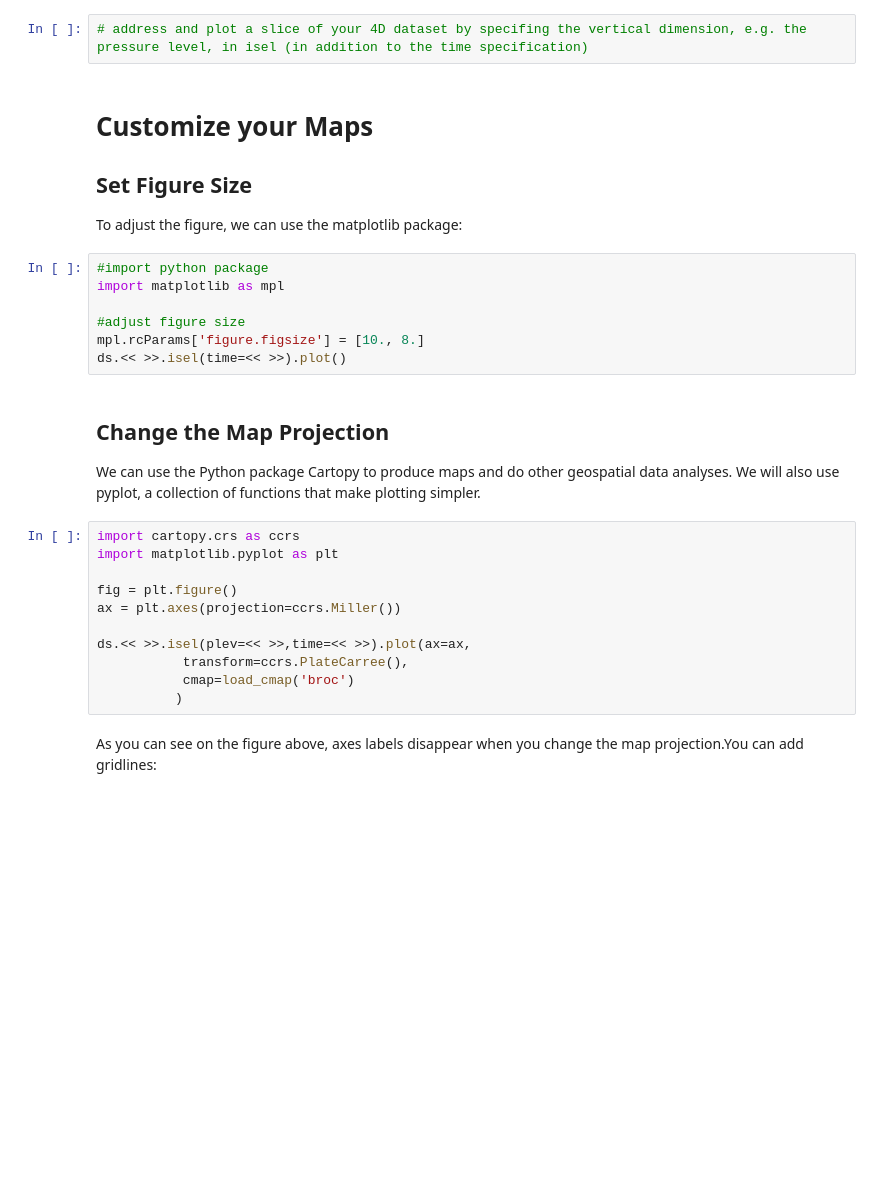
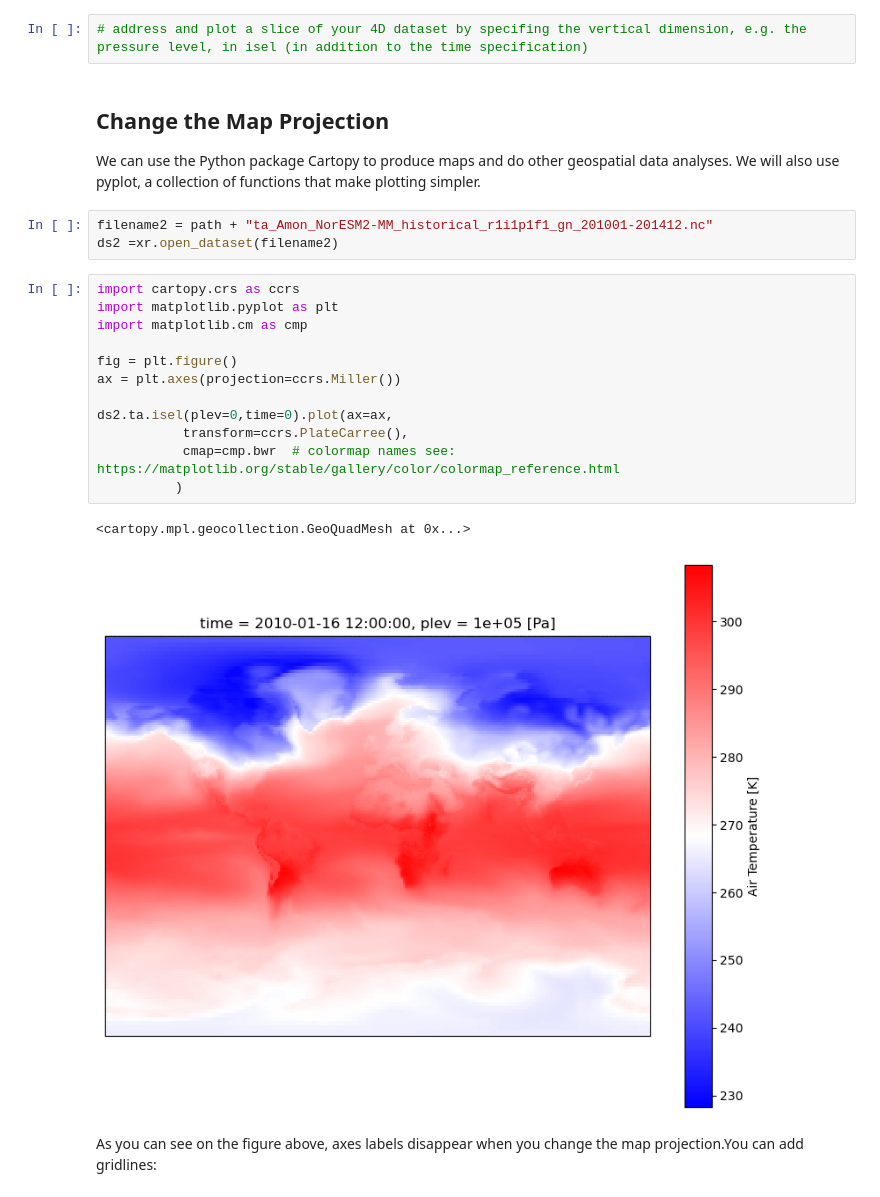
Before and after one commit to MetOs-UiO/GEO4990-notebooks, a Jupyter notebook: 05_IntroHandlingCMIP6Data.ipynb, the cells around one changed output. Saved outputs shown, nothing was run; the diff lists cells and outputs as text; blank space fills up the shorter version.

```diff
--- a/05_IntroHandlingCMIP6Data.ipynb
+++ b/05_IntroHandlingCMIP6Data.ipynb
@@ -85,32 +127,27 @@ ds.<< >>.sel(time=timestring).plot()
 # set the path to the corresponding data file, read the file as above and display it's content. Make yourself familiar with the dimensions and variables in the dataset.
 # %%
 # address and plot a slice of your 4D dataset by specifing the vertical dimension, e.g. the pressure level, in isel (in addition to the time specification)
-# %% [markdown]
-# **Customize your Maps**
-
-## Set Figure Size
-To adjust the figure, we can use the matplotlib package:
-# %%
-#import python package
-import matplotlib as mpl
-
-#adjust figure size
-mpl.rcParams['figure.figsize'] = [10., 8.]
-ds.<< >>.isel(time=<< >>).plot()
 # %% [markdown]
 ## Change the Map Projection
 We can use the Python package Cartopy to produce maps and do other geospatial data analyses. We will also use pyplot, a collection of functions that make plotting simpler.
+# %%
+filename2 = path + "ta_Amon_NorESM2-MM_historical_r1i1p1f1_gn_201001-201412.nc"
+ds2 =xr.open_dataset(filename2)
 # %%
 import cartopy.crs as ccrs
 import matplotlib.pyplot as plt
+import matplotlib.cm as cmp
 
 fig = plt.figure()
 ax = plt.axes(projection=ccrs.Miller())
 
-ds.<< >>.isel(plev=<< >>,time=<< >>).plot(ax=ax,
+ds2.ta.isel(plev=0,time=0).plot(ax=ax,
            transform=ccrs.PlateCarree(),
-           cmap=load_cmap('broc')
+           cmap=cmp.bwr  # colormap names see: https://matplotlib.org/stable/gallery/color/colormap_reference.html
           )
+# %% [output]
+<cartopy.mpl.geocollection.GeoQuadMesh at 0x...>
+[figure, added]
 # %% [markdown]
 As you can see on the figure above, axes labels disappear when you change the map projection.You can add gridlines:
 # %%
```
Also changed, not shown: parts of 17 cells of this notebook.
